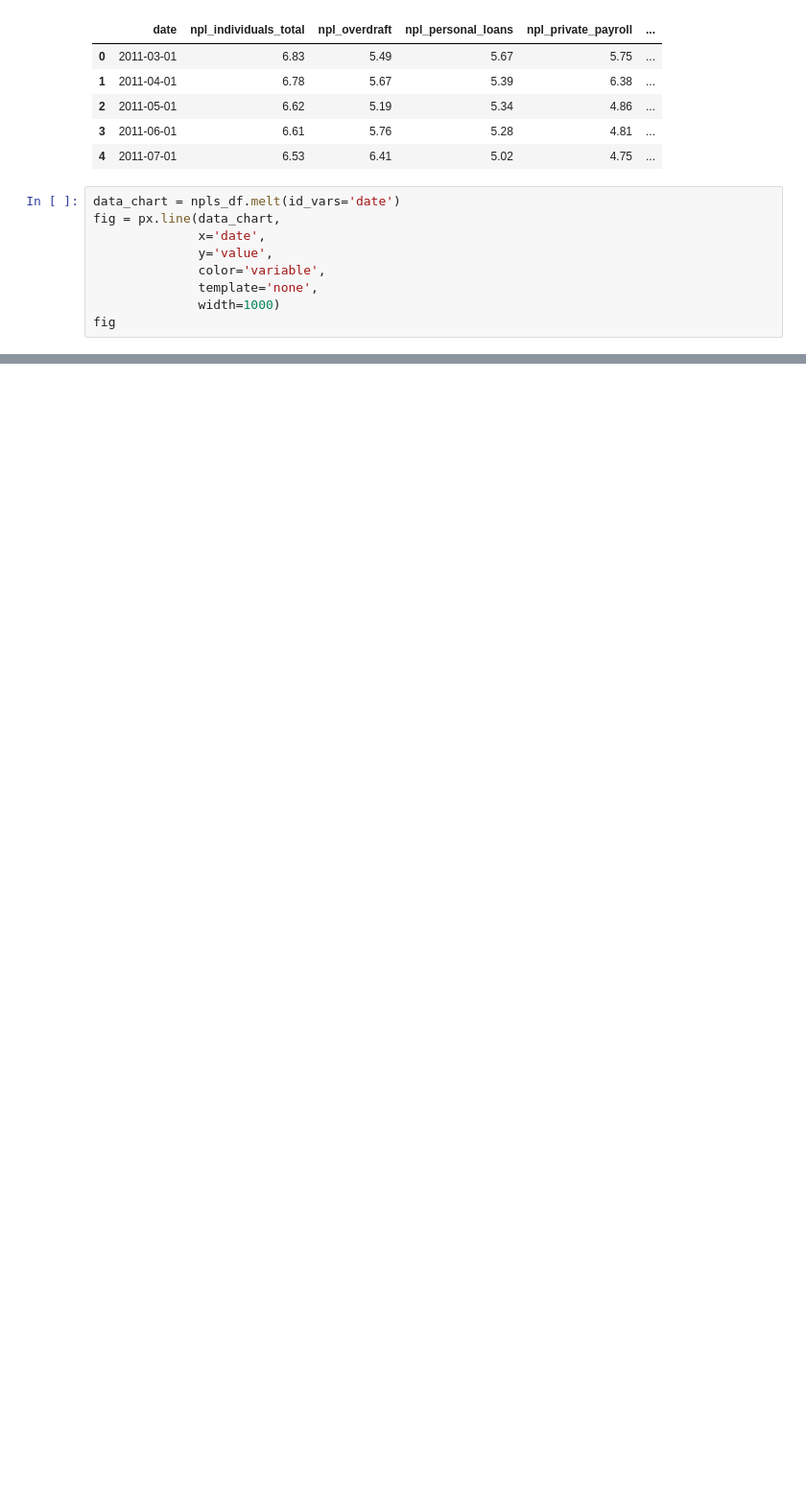
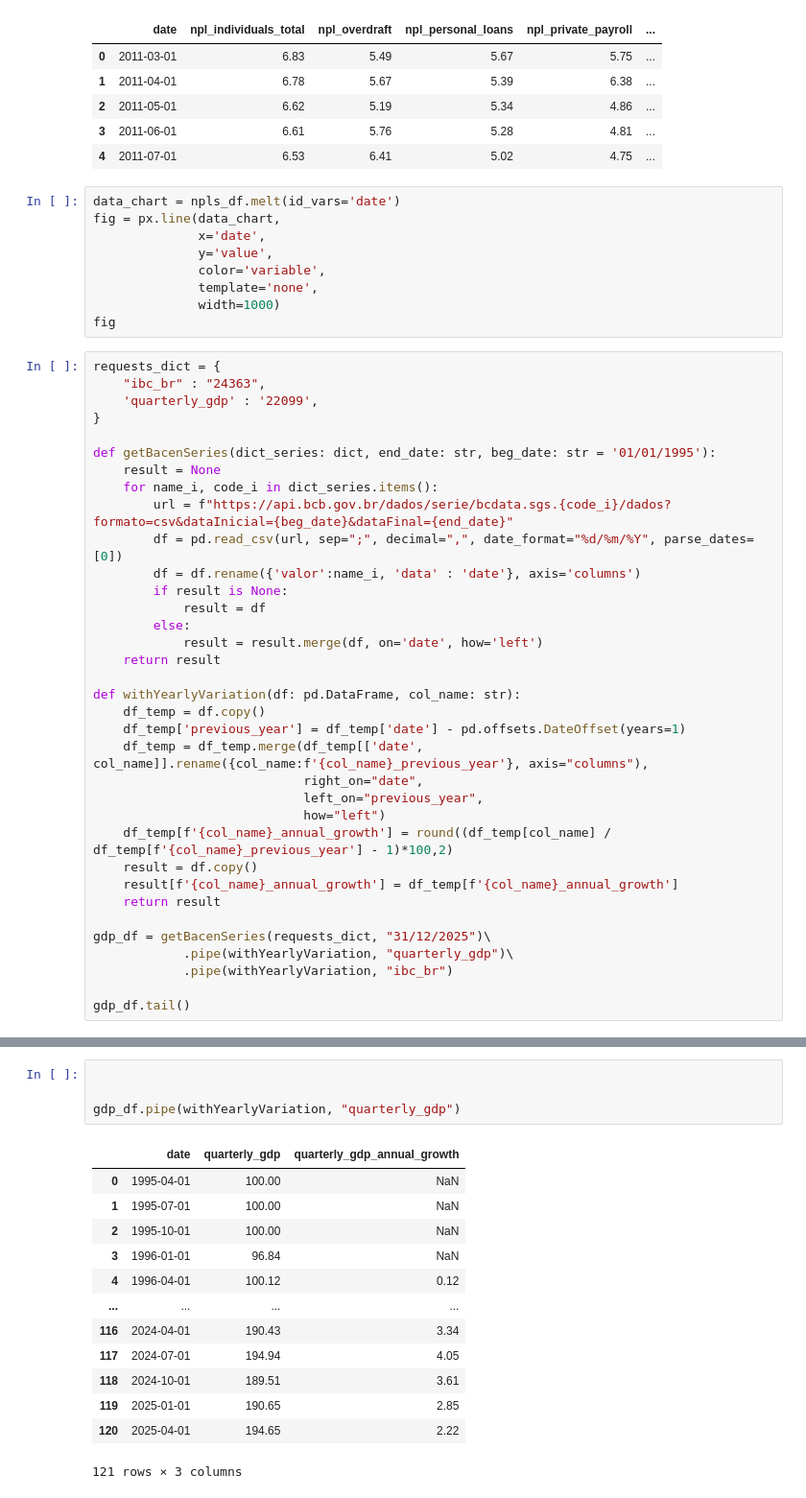
Before and after one commit to neon-belfante/NPL-analysis, a Jupyter notebook: 0.get_data.ipynb, the cells around one changed output, grey strips where cells are left out. Shown at 96% size. Saved outputs shown, nothing was run; the diff lists cells and outputs as text; blank space fills up the shorter version.

```diff
--- a/0.get_data.ipynb
+++ b/0.get_data.ipynb
@@ -53,3 +54,38 @@ fig = px.line(data_chart,
               template='none',
               width=1000)
 fig
+# %%
+requests_dict = {
+    "ibc_br" : "24363",
+    'quarterly_gdp' : '22099',
+}
+
+def getBacenSeries(dict_series: dict, end_date: str, beg_date: str = '01/01/1995'):
+    result = None
+    for name_i, code_i in dict_series.items():
+        url = f"https://api.bcb.gov.br/dados/serie/bcdata.sgs.{code_i}/dados?formato=csv&dataInicial={beg_date}&dataFinal={end_date}"
+        df = pd.read_csv(url, sep=";", decimal=",", date_format="%d/%m/%Y", parse_dates=[0])
+        df = df.rename({'valor':name_i, 'data' : 'date'}, axis='columns')
+        if result is None:
+            result = df
+        else:
+            result = result.merge(df, on='date', how='left')
+    return result
+
+def withYearlyVariation(df: pd.DataFrame, col_name: str):
+    df_temp = df.copy()
+    df_temp['previous_year'] = df_temp['date'] - pd.offsets.DateOffset(years=1)
+    df_temp = df_temp.merge(df_temp[['date', col_name]].rename({col_name:f'{col_name}_previous_year'}, axis="columns"),
+                            right_on="date",
+                            left_on="previous_year",
+                            how="left")
+    df_temp[f'{col_name}_annual_growth'] = round((df_temp[col_name] / df_temp[f'{col_name}_previous_year'] - 1)*100,2)
+    result = df.copy()
+    result[f'{col_name}_annual_growth'] = df_temp[f'{col_name}_annual_growth']
+    return result
+
+gdp_df = getBacenSeries(requests_dict, "31/12/2025")\
+            .pipe(withYearlyVariation, "quarterly_gdp")\
+            .pipe(withYearlyVariation, "ibc_br")
+
+gdp_df.tail()
@@ -55,0 +108,18 @@ fig
+# %%
+
+
+gdp_df.pipe(withYearlyVariation, "quarterly_gdp")
+# %% [output]
+|  | date | quarterly_gdp | quarterly_gdp_annual_growth |
+| 0 | 1995-04-01 | 100.00 | NaN |
+| 1 | 1995-07-01 | 100.00 | NaN |
+| 2 | 1995-10-01 | 100.00 | NaN |
+| 3 | 1996-01-01 | 96.84 | NaN |
+| 4 | 1996-04-01 | 100.12 | 0.12 |
+| ... | ... | ... | ... |
+| 116 | 2024-04-01 | 190.43 | 3.34 |
+| 117 | 2024-07-01 | 194.94 | 4.05 |
+| 118 | 2024-10-01 | 189.51 | 3.61 |
+| 119 | 2025-01-01 | 190.65 | 2.85 |
+| 120 | 2025-04-01 | 194.65 | 2.22 |
+121 rows × 3 columns
```
Also changed, not shown: parts of 7 cells of this notebook.
